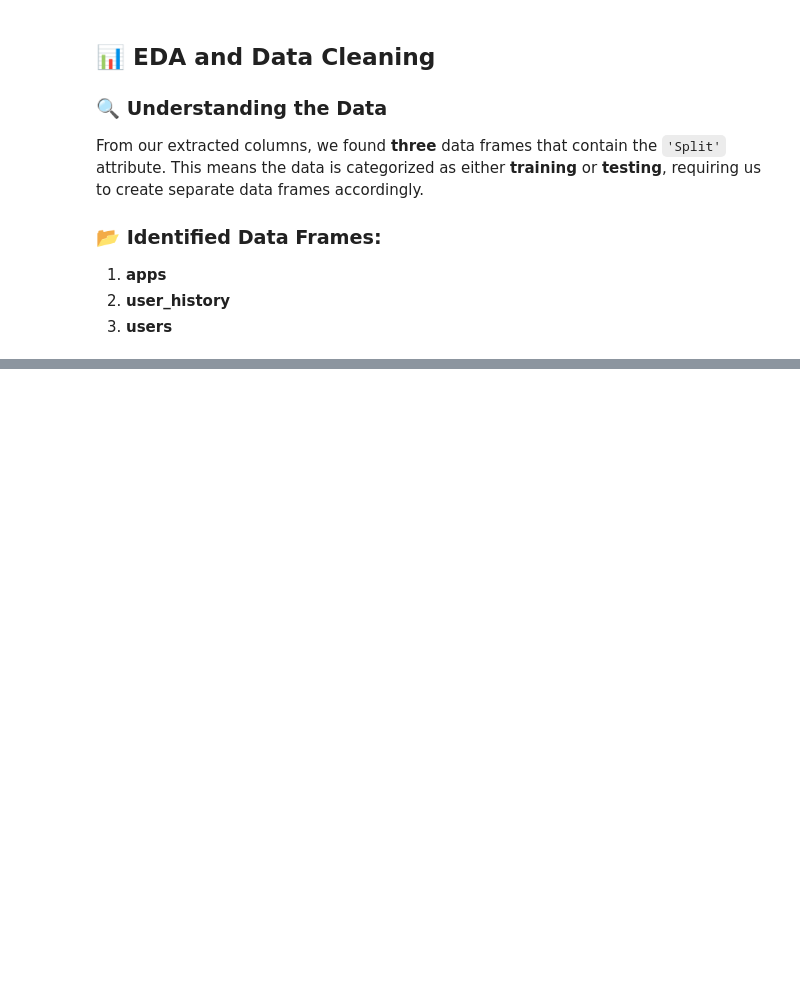
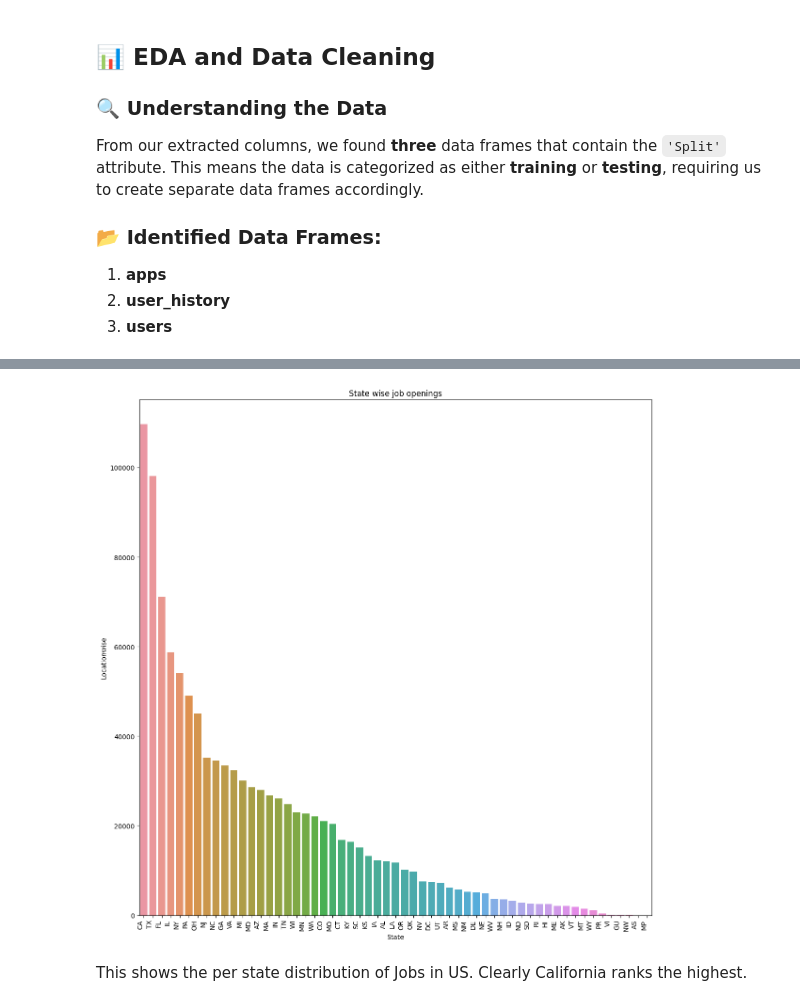
Before and after one commit to atulbhartiproff/job-recommender, a Jupyter notebook: job-recommendation-system.ipynb, the cells around one changed output, grey strips where cells are left out. Drawn from its saved outputs; the diff is of its cells as text; code cells hidden in the pictures; blank space fills up the shorter version.

```diff
--- a/job-recommendation-system.ipynb
+++ b/job-recommendation-system.ipynb
@@ -114,0 +194,3 @@ users_test=users.loc[users['Split']=='Test']
+# %%
+jobs_US=jobs.loc[jobs['Country']=='US']
+jobs_US[['City','State','Country']]
@@ -114,0 +211,14 @@ users_test=users.loc[users['Split']=='Test']
+# %%
+State_wise_job_US = jobs_US.groupby(['State']).size().reset_index(name=
+                                                                       'Locationwise'
+                                                                      ).sort_values('Locationwise',ascending=False)
+plt.figure(figsize=(12,12))
+ax = sns.barplot(x="State", y="Locationwise",data=State_wise_job_US)
+ax.set_xticklabels(ax.get_xticklabels(), rotation=90, ha="right")
+ax.set_title('State wise job openings')
+plt.tight_layout()
+plt.show()
+# %% [output]
+[figure, added]
+# %% [markdown]
+This shows the per state distribution of Jobs in US. Clearly California ranks the highest.
```
Also changed, not shown: parts of 46 cells of this notebook.
